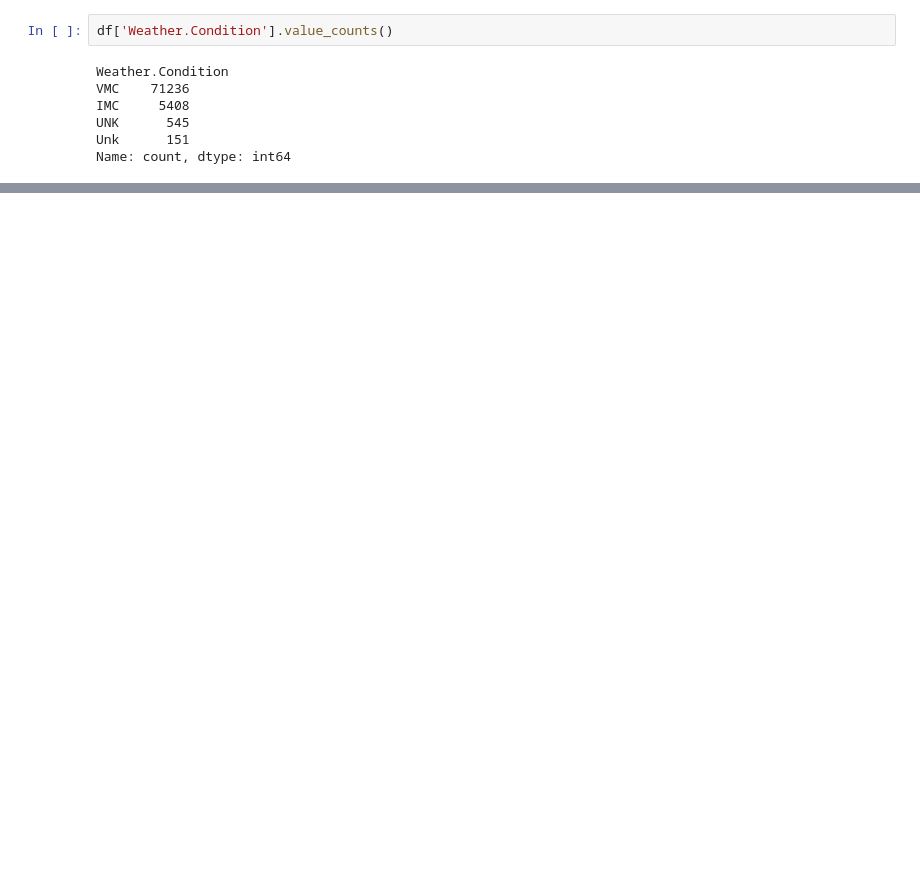
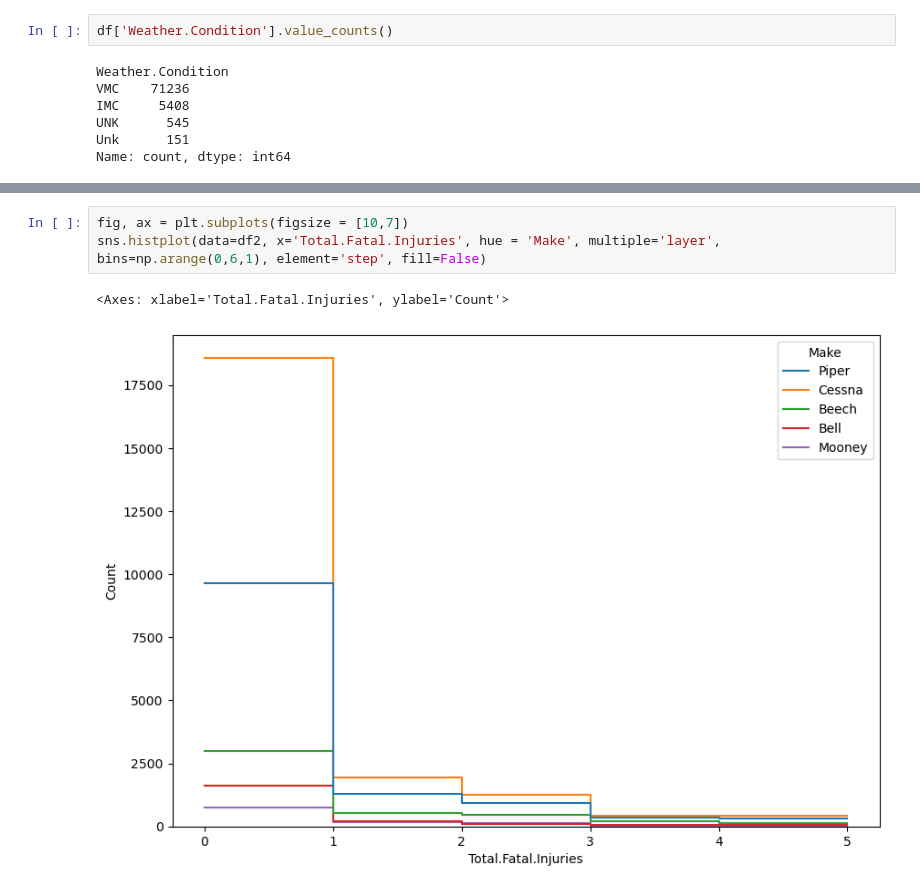
Before and after one commit to jgoett2/Phase1-Airplane-Zach-Jeff, a Jupyter notebook: index.ipynb, the cells around one changed output, grey strips where cells are left out. Drawn from its saved outputs; the diff is of its cells as text; blank space fills up the shorter version.

```diff
--- a/index.ipynb
+++ b/index.ipynb
@@ -242,0 +378,6 @@ Name: Aircraft.damage, Length: 432, dtype: object
+# %%
+fig, ax = plt.subplots(figsize = [10,7])
+sns.histplot(data=df2, x='Total.Fatal.Injuries', hue = 'Make', multiple='layer', bins=np.arange(0,6,1), element='step', fill=False)
+# %% [output]
+<Axes: xlabel='Total.Fatal.Injuries', ylabel='Count'>
+[figure, added]
```
Also changed, not shown: parts of 54 cells of this notebook, 1 other file.
